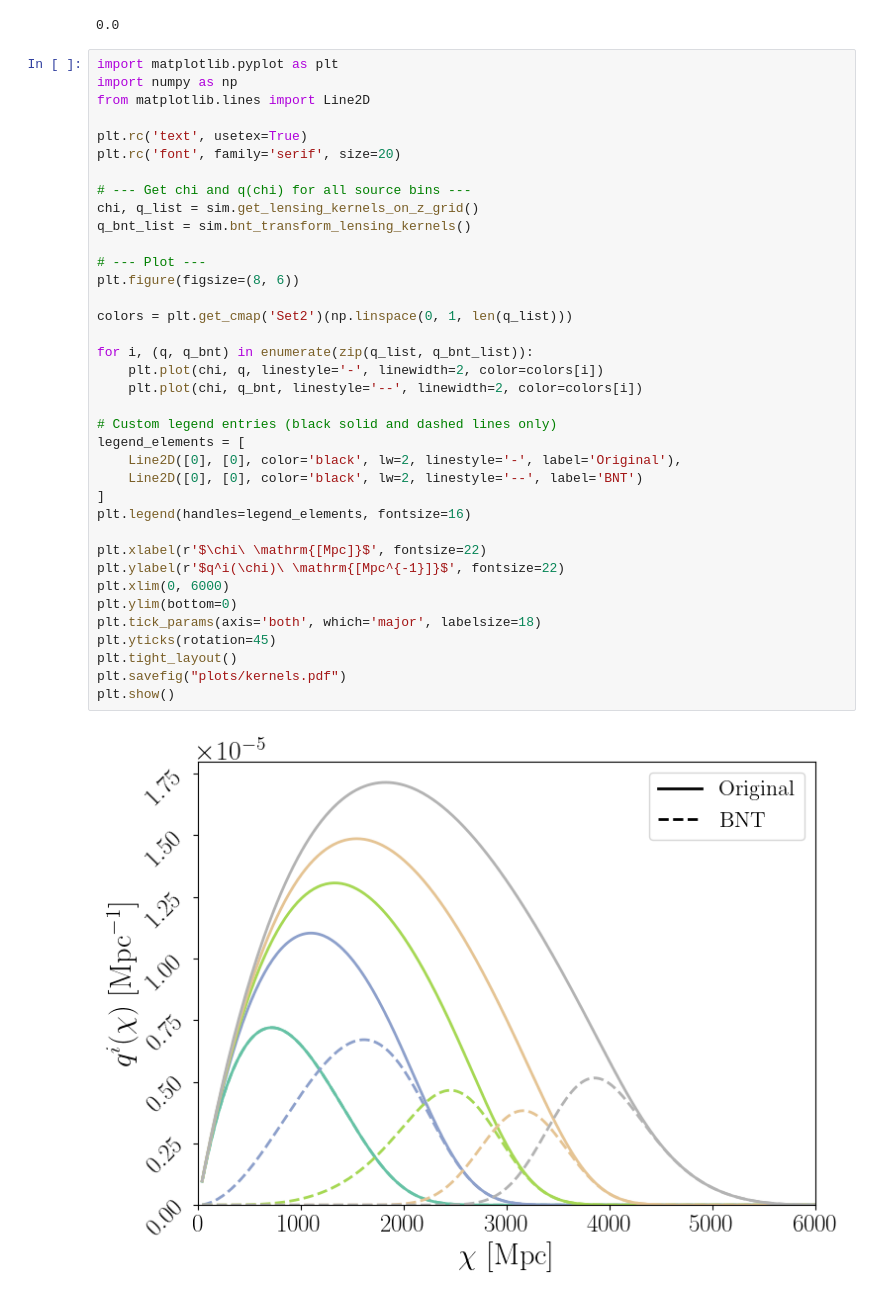
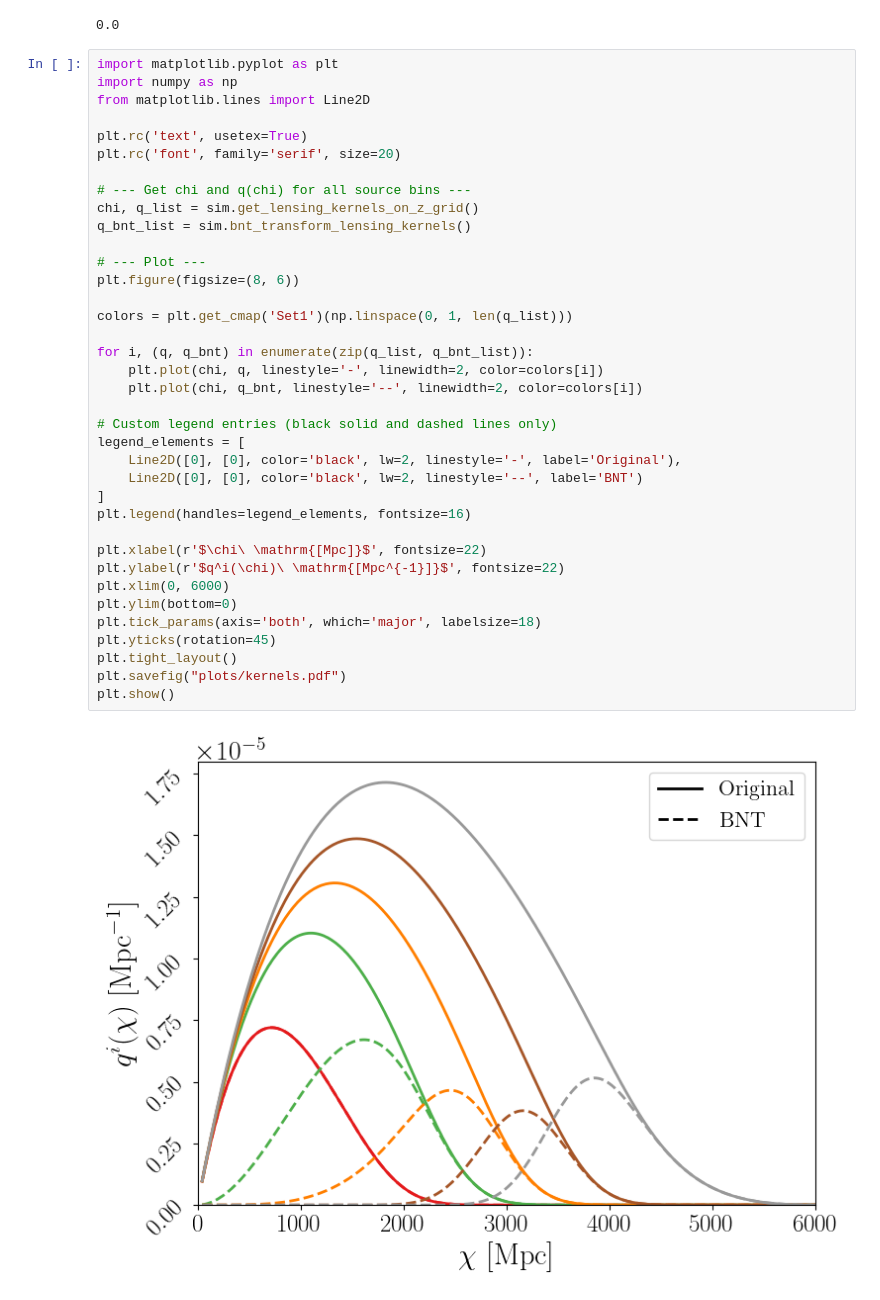
Before and after one commit to pltaylor16/BNTSmooth, a Jupyter notebook: results_1.ipynb, the cells around one changed output. Drawn from its saved outputs; the diff is of its cells as text.

```diff
--- a/results_1.ipynb
+++ b/results_1.ipynb
@@ -44,32 +44,32 @@ plt.rc('font', family='serif', size=20)
 
 # --- Get chi and q(chi) for all source bins ---
 chi, q_list = sim.get_lensing_kernels_on_z_grid()
 q_bnt_list = sim.bnt_transform_lensing_kernels()
 
 # --- Plot ---
 plt.figure(figsize=(8, 6))
 
-colors = plt.get_cmap('Set2')(np.linspace(0, 1, len(q_list)))
+colors = plt.get_cmap('Set1')(np.linspace(0, 1, len(q_list)))
 
 for i, (q, q_bnt) in enumerate(zip(q_list, q_bnt_list)):
     plt.plot(chi, q, linestyle='-', linewidth=2, color=colors[i])
     plt.plot(chi, q_bnt, linestyle='--', linewidth=2, color=colors[i])
 
 # Custom legend entries (black solid and dashed lines only)
 legend_elements = [
     Line2D([0], [0], color='black', lw=2, linestyle='-', label='Original'),
     Line2D([0], [0], color='black', lw=2, linestyle='--', label='BNT')
 ]
 plt.legend(handles=legend_elements, fontsize=16)
 
 plt.xlabel(r'$\chi\ \mathrm{[Mpc]}$', fontsize=22)
 plt.ylabel(r'$q^i(\chi)\ \mathrm{[Mpc^{-1}]}$', fontsize=22)
 plt.xlim(0, 6000)
 plt.ylim(bottom=0)
 plt.tick_params(axis='both', which='major', labelsize=18)
 plt.yticks(rotation=45)
 plt.tight_layout()
 plt.savefig("plots/kernels.pdf")
 plt.show()
 # %% [output]
-[figure, old version]
+[figure, new version]
```
Also changed, not shown: parts of 1 cell of this notebook.
